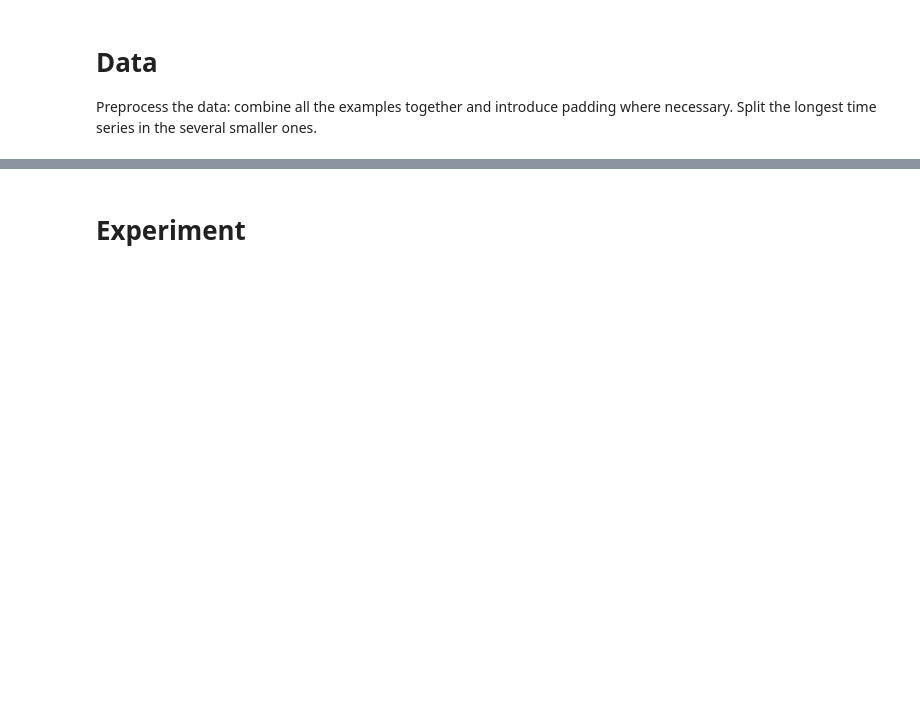
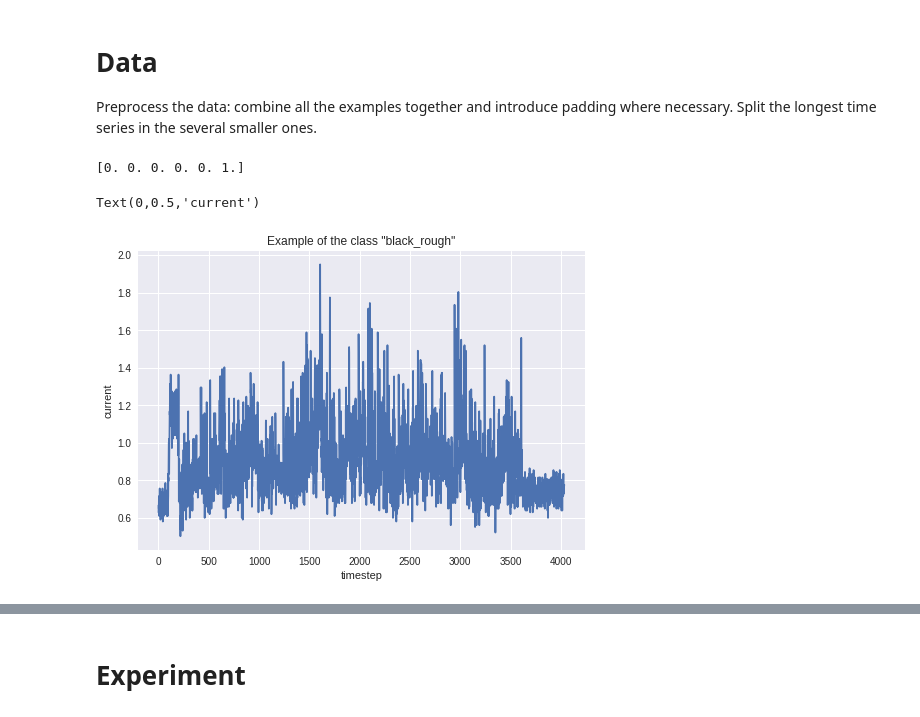
Before and after one commit to iegorval/neural_nets, a Jupyter notebook: Robot.ipynb, the cells around one changed output, grey strips where cells are left out. Drawn from its saved outputs; the diff is of its cells as text; code cells hidden in the pictures; blank space fills up the shorter version.

```diff
--- a/Robot.ipynb
+++ b/Robot.ipynb
@@ -101,6 +119,26 @@ def get_model():
 # %% [markdown]
 # Data
 Preprocess the data: combine all the examples together and introduce padding where necessary. Split the longest time series in the several smaller ones.
+# %%
+# Make a list of dataframes along with their corresponding classes
+list_df = list()
+for pow_file in pow_files:
+  if pow_file[0].find('black_rough')==0 or pow_file[0].find('flat')==0:
+    f = drive.CreateFile({'id': pow_file[1]})
+    content = f.GetContentString()
+    dataIO = StringIO(content)
+    df = pd.read_csv(dataIO, header=None, sep=' ')
+    list_df.append((df, to_one_hot(categories_dict[pow_file[2]])))
+# %%
+print(list_df[4][1])
+plt.plot(list_df[4][0][[2]][:5000])
+plt.title('Example of the class "black_rough"')
+plt.xlabel("timestep")
+plt.ylabel("current")
+# %% [output]
+[0. 0. 0. 0. 0. 1.]
+Text(0,0.5,'current')
+[figure, added]
 # %%
 # Split the biggest examples into separate sequences
 max_length = 1000
```
Also changed, not shown: parts of 22 cells of this notebook.
